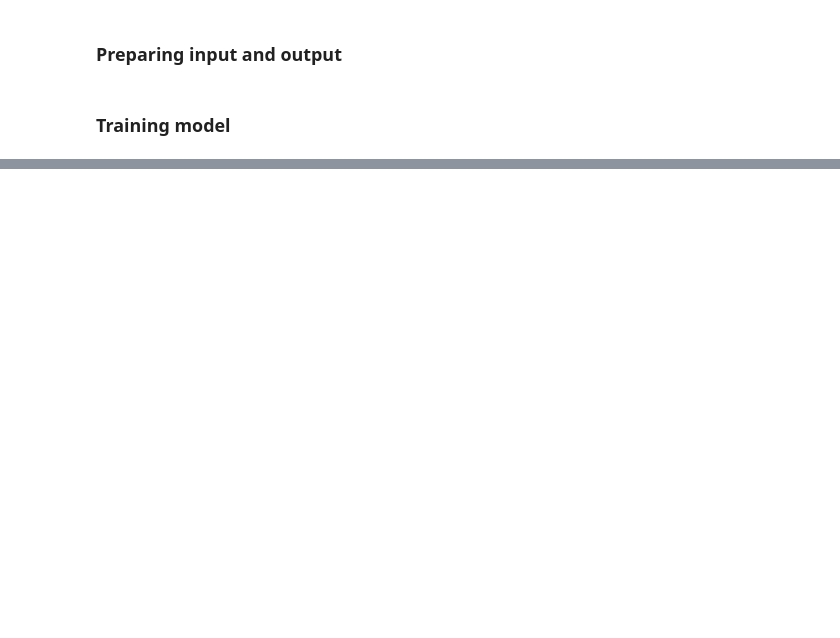
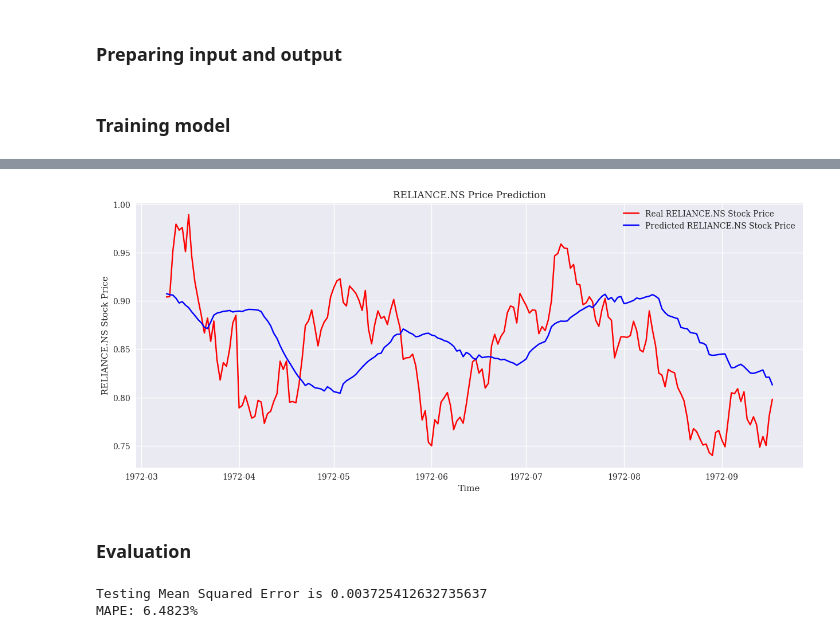
Before and after one commit to ashwinkey04/pred-backend, a Jupyter notebook: fyp_phase_1.ipynb, the cells around one changed output, grey strips where cells are left out. Saved outputs shown, nothing was run; the diff lists cells and outputs as text; code cells hidden in the pictures; blank space fills up the shorter version.

```diff
--- a/fyp_phase_1.ipynb
+++ b/fyp_phase_1.ipynb
@@ -1020,0 +1101,19 @@ Epoch: 20/20  Train Loss: 0.003536  Val Loss: 0.007639
+# %%
+# Make predictions
+y_train_pred = model(torch.tensor(X_train, dtype=torch.float)).detach().numpy()
+y_val_pred = model(torch.tensor(X_val, dtype=torch.float)).detach().numpy()
+# %%
+# Visualising the results
+figure, axes = plt.subplots(figsize=(15, 6))
+axes.xaxis_date()
+
+axes.plot(df[len(df)-len(y_val):].index, y_val, color = 'red', label = 'Real {} Stock Price'.format(company_symbol))
+axes.plot(df[len(df)-len(y_val):].index, y_val_pred, color = 'blue', label = 'Predicted {} Stock Price'.format(company_symbol))
+#axes.xticks(np.arange(0,394,50))
+plt.title('{} Price Prediction'.format(company_symbol))
+plt.xlabel('Time')
+plt.ylabel('{} Stock Price'.format(company_symbol))
+plt.legend()
+plt.show()
+# %% [output]
+[figure, added]
@@ -1020,0 +1126,13 @@ Epoch: 20/20  Train Loss: 0.003536  Val Loss: 0.007639
+# %% [markdown]
+### Evaluation
+# %%
+# Print MAPE and MSE
+y_pred = model(torch.tensor(X_val, dtype=torch.float)).detach().numpy()
+y_true = y_val
+MSE_error = mean_squared_error(y_true, y_pred)
+print('Testing Mean Squared Error is {}'.format(MSE_error))
+mape = np.mean(np.abs(y_pred - y_true)/np.abs(y_true))
+print('MAPE: {:.4f}%'.format((mape*100)))
+# %% [output]
+Testing Mean Squared Error is 0.003725412632735637
+MAPE: 6.4823%
```
Also changed, not shown: parts of 52 cells of this notebook.
